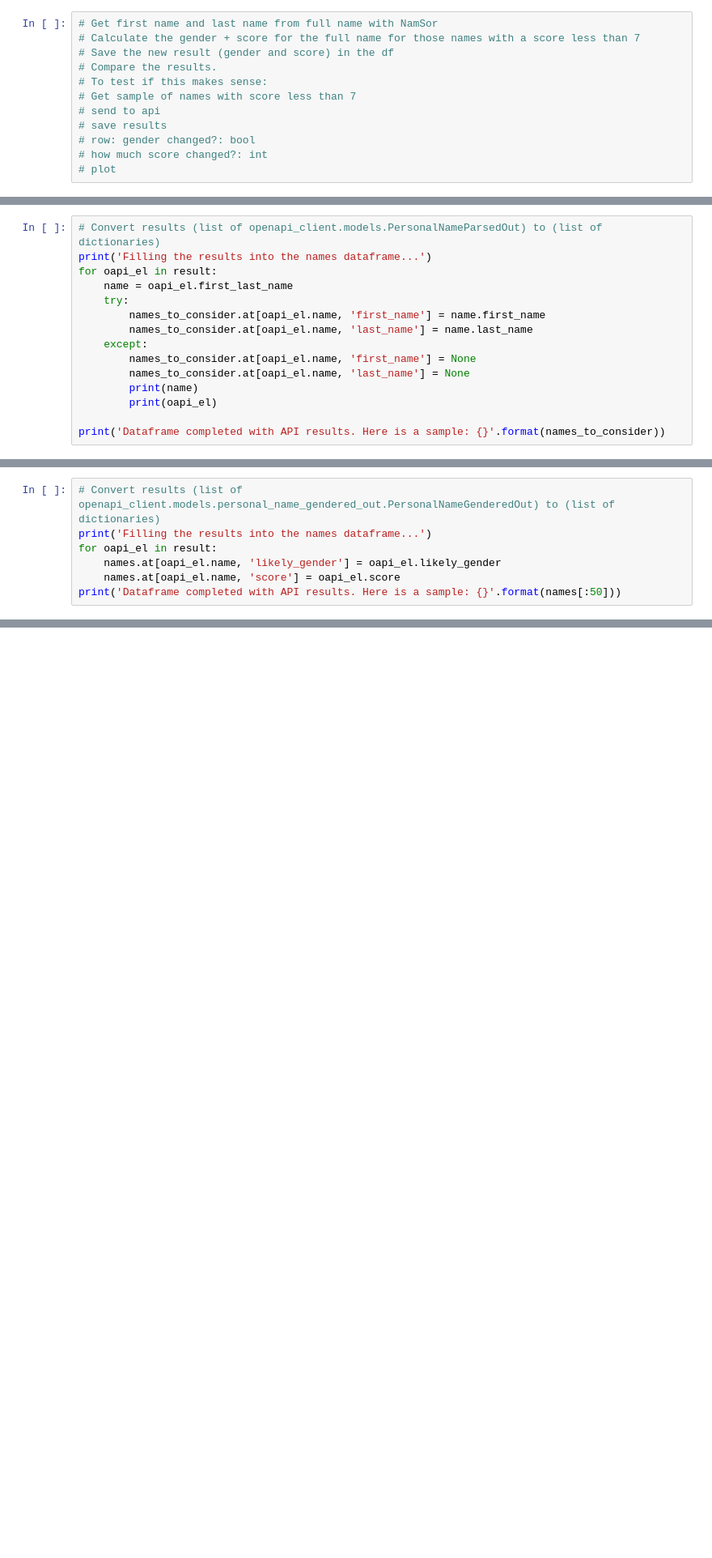
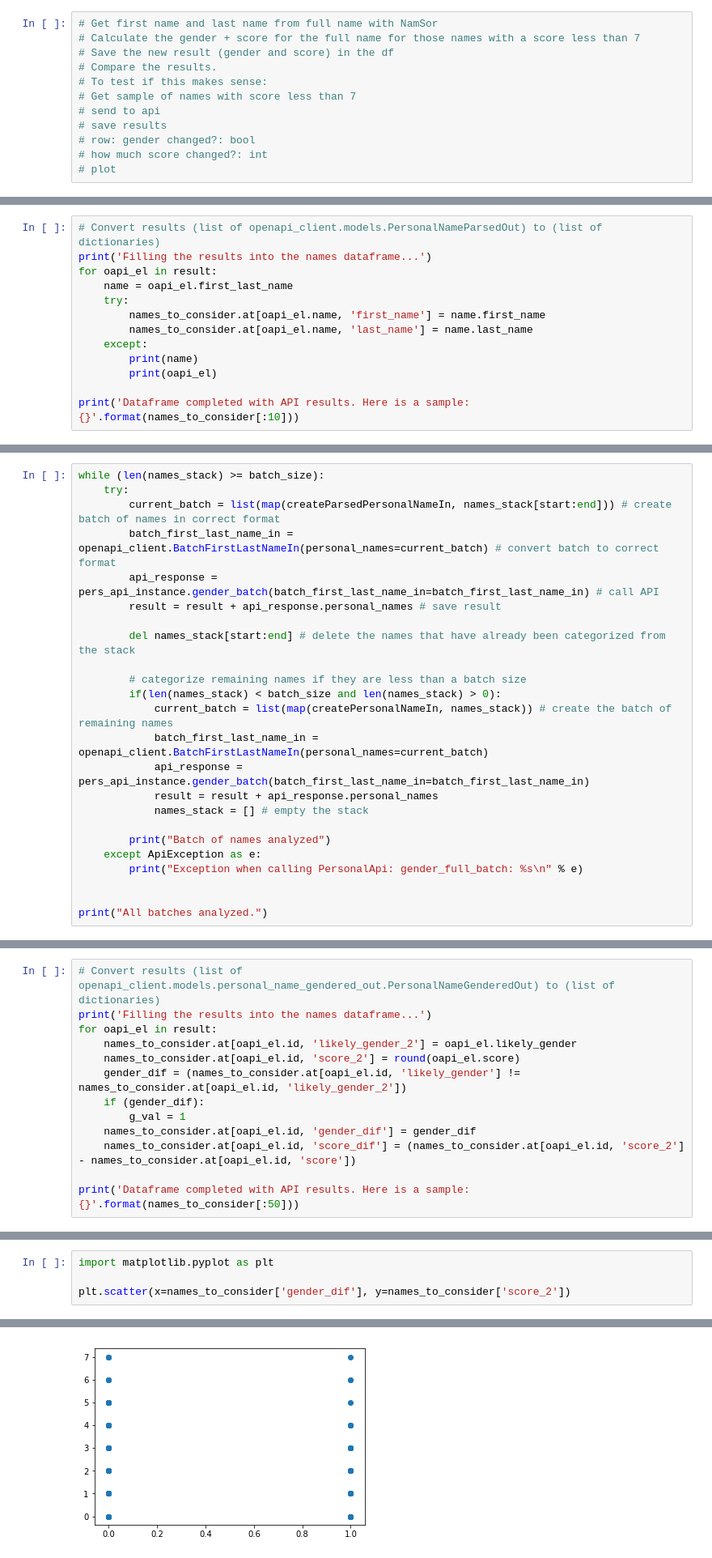
Before and after one commit to LiFaytheGoblin/Gender-Equality-in-CS-Publications, a Jupyter notebook: DataGatheringAndCleaning_HandleUncategorizableNames_DataImprovement.ipynb, the cells around one changed output, grey strips where cells are left out. Shown at 81% size. Cells and saved outputs as stored; diff of their text form; blank space fills up the shorter version.

Commit message:
wip - found out how much feeding a first and last name improves the score compared to feeding a full name

```diff
--- a/DataGatheringAndCleaning_HandleUncategorizableNames_DataImprovement.ipynb
+++ b/DataGatheringAndCleaning_HandleUncategorizableNames_DataImprovement.ipynb
@@ -124,9 +175,7 @@ for oapi_el in result:
         names_to_consider.at[oapi_el.name, 'first_name'] = name.first_name
         names_to_consider.at[oapi_el.name, 'last_name'] = name.last_name
     except:
-        names_to_consider.at[oapi_el.name, 'first_name'] = None
-        names_to_consider.at[oapi_el.name, 'last_name'] = None
         print(name)
         print(oapi_el)
 
-print('Dataframe completed with API results. Here is a sample: {}'.format(names_to_consider))
+print('Dataframe completed with API results. Here is a sample: {}'.format(names_to_consider[:10]))
@@ -134,0 +226,24 @@ names_to_consider[names_to_consider['name']=='Taehee Lee 0002']
+# %%
+while (len(names_stack) >= batch_size):
+    try:
+        current_batch = list(map(createParsedPersonalNameIn, names_stack[start:end])) # create batch of names in correct format
+        batch_first_last_name_in = openapi_client.BatchFirstLastNameIn(personal_names=current_batch) # convert batch to correct format
+        api_response = pers_api_instance.gender_batch(batch_first_last_name_in=batch_first_last_name_in) # call API
+        result = result + api_response.personal_names # save result
+
+        del names_stack[start:end] # delete the names that have already been categorized from the stack
+
+        # categorize remaining names if they are less than a batch size
+        if(len(names_stack) < batch_size and len(names_stack) > 0):
+            current_batch = list(map(createPersonalNameIn, names_stack)) # create the batch of remaining names
+            batch_first_last_name_in = openapi_client.BatchFirstLastNameIn(personal_names=current_batch)
+            api_response = pers_api_instance.gender_batch(batch_first_last_name_in=batch_first_last_name_in)
+            result = result + api_response.personal_names
+            names_stack = [] # empty the stack
+
+        print("Batch of names analyzed")
+    except ApiException as e:
+        print("Exception when calling PersonalApi: gender_full_batch: %s\n" % e)
+
+
+print("All batches analyzed.")
@@ -136,6 +274,12 @@ names_to_consider[names_to_consider['name']=='Taehee Lee 0002']
 # Convert results (list of openapi_client.models.personal_name_gendered_out.PersonalNameGenderedOut) to (list of dictionaries)
 print('Filling the results into the names dataframe...')
 for oapi_el in result:
-    names.at[oapi_el.name, 'likely_gender'] = oapi_el.likely_gender
-    names.at[oapi_el.name, 'score'] = oapi_el.score
-print('Dataframe completed with API results. Here is a sample: {}'.format(names[:50]))
+    names_to_consider.at[oapi_el.id, 'likely_gender_2'] = oapi_el.likely_gender
+    names_to_consider.at[oapi_el.id, 'score_2'] = round(oapi_el.score)
+    gender_dif = (names_to_consider.at[oapi_el.id, 'likely_gender'] != names_to_consider.at[oapi_el.id, 'likely_gender_2'])
+    if (gender_dif):
+        g_val = 1
+    names_to_consider.at[oapi_el.id, 'gender_dif'] = gender_dif
+    names_to_consider.at[oapi_el.id, 'score_dif'] = (names_to_consider.at[oapi_el.id, 'score_2'] - names_to_consider.at[oapi_el.id, 'score'])
+
+print('Dataframe completed with API results. Here is a sample: {}'.format(names_to_consider[:50]))
@@ -141,0 +311,5 @@ print('Dataframe completed with API results. Here is a sample: {}'.format(names[
+# %%
+import matplotlib.pyplot as plt
+
+plt.scatter(x=names_to_consider['gender_dif'], y=names_to_consider['score_2'])
+# %% [output]
@@ -141,0 +317 @@ print('Dataframe completed with API results. Here is a sample: {}'.format(names[
+[figure, added]
```
Also changed, not shown: parts of 37 cells of this notebook.
